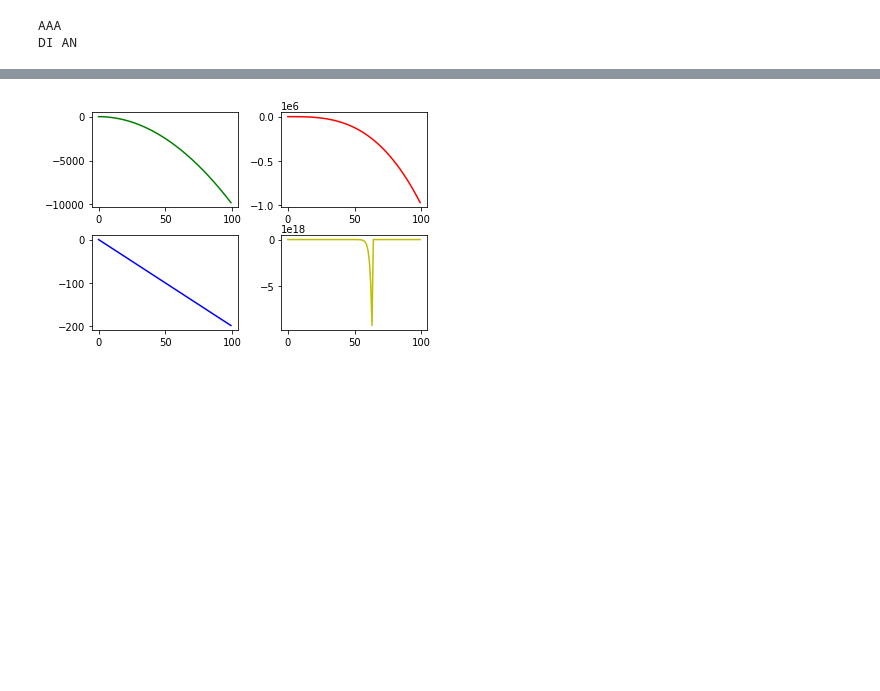
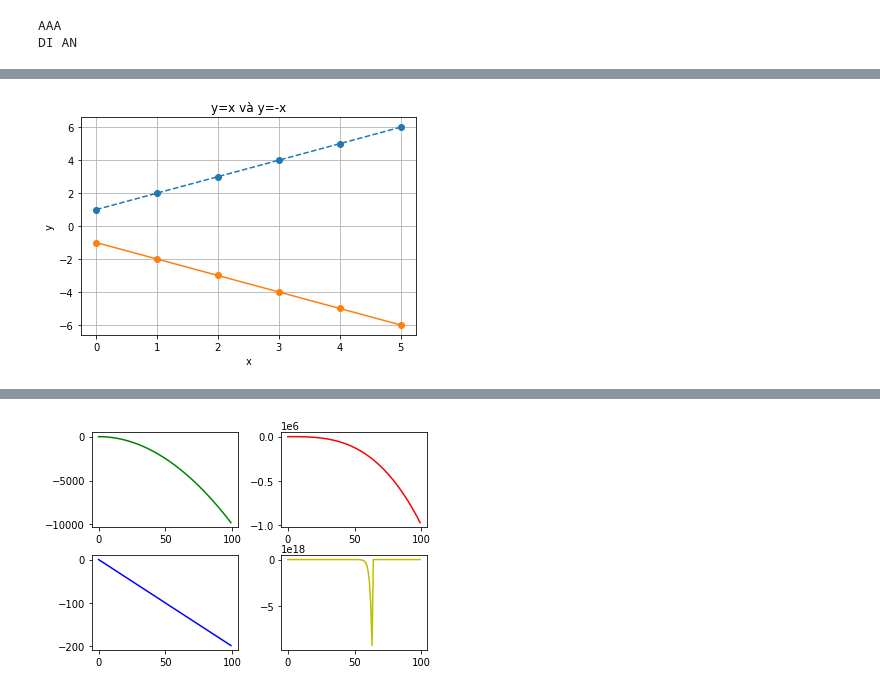
Before and after one commit to VuMaiTuan/20144483-VuMaiTuan, a Jupyter notebook: BUOI2.ipynb, the cells around one changed output, grey strips where cells are left out. Cells and saved outputs as stored; diff of their text form; code cells hidden in the pictures; blank space fills up the shorter version.

```diff
--- a/BUOI2.ipynb
+++ b/BUOI2.ipynb
@@ -107,0 +173,12 @@ DI AN
+# %%
+import matplotlib.pyplot as plt
+import numpy as np
+plt.plot(x,y,'o--')
+plt.plot(x,-y,'o-')
+plt.title('y=x và y=-x')
+plt.xlabel('x')
+plt.ylabel('y')
+plt.grid('on')
+plt.show()
+# %% [output]
+[figure, added]
```
Also changed, not shown: parts of 14 cells of this notebook.
